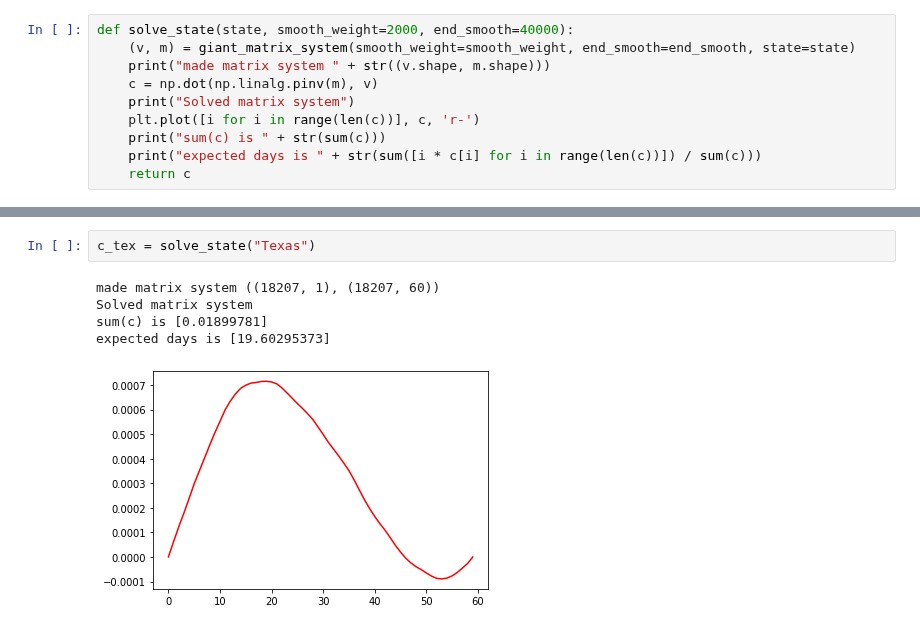
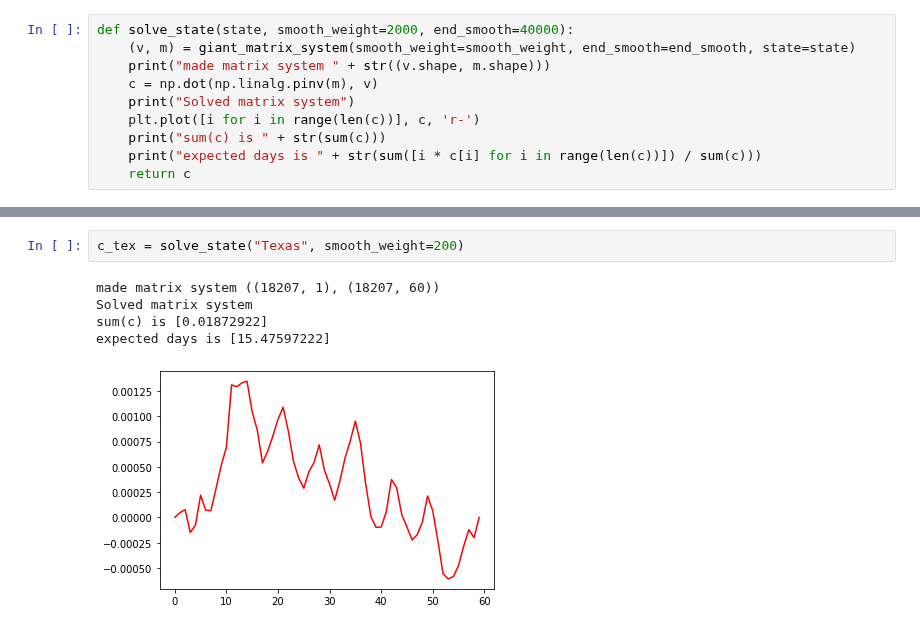
Before and after one commit to mds2/covid-jupyter-mds2, a Jupyter notebook: death convolutions.ipynb, the cells around one changed output, grey strips where cells are left out. Drawn from its saved outputs; the diff is of its cells as text.

```diff
--- a/death convolutions.ipynb
+++ b/death convolutions.ipynb
@@ -213,8 +243,8 @@ expected days is [15.87364037]
 # %%
-c_tex = solve_state("Texas")
+c_tex = solve_state("Texas", smooth_weight=200)
 # %% [output]
 made matrix system ((18207, 1), (18207, 60))
 Solved matrix system
-sum(c) is [0.01899781]
-expected days is [19.60295373]
+sum(c) is [0.01872922]
+expected days is [15.47597222]
-[figure, old version]
+[figure, new version]
```
Also changed, not shown: parts of 21 cells of this notebook, 1 other file.
